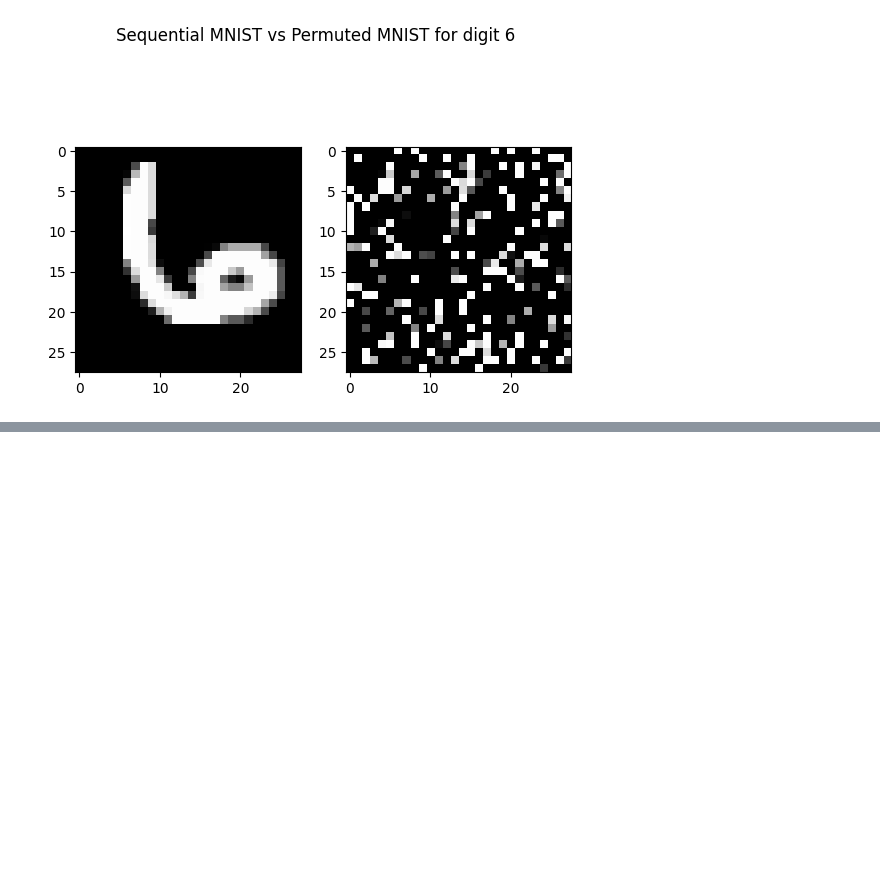
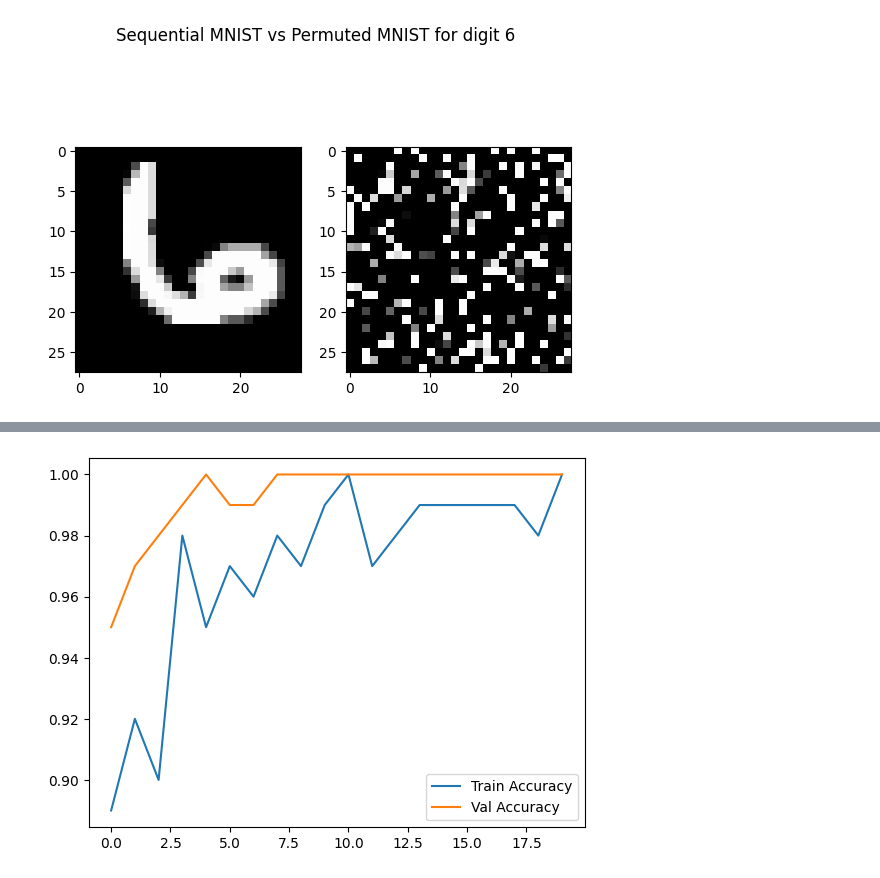
Before and after one commit to aflah02/DL_Assignments, a Jupyter notebook: Assignment_3/Task_1/main.ipynb, the cells around one changed output, grey strips where cells are left out. Saved outputs shown, nothing was run; the diff lists cells and outputs as text; code cells hidden in the pictures; blank space fills up the shorter version.

```diff
--- a/Assignment_3/Task_1/main.ipynb
+++ b/Assignment_3/Task_1/main.ipynb
@@ -502,0 +1034,4 @@ weighted avg   0.103840  0.098000  0.084951  12000.000
+# %%
+plot_train_val(model_sequential.train_acc, model_sequential.val_acc, "Accuracy")
+# %% [output]
+[figure, added]
```
Also changed, not shown: parts of 61 cells of this notebook, 16 other files.
